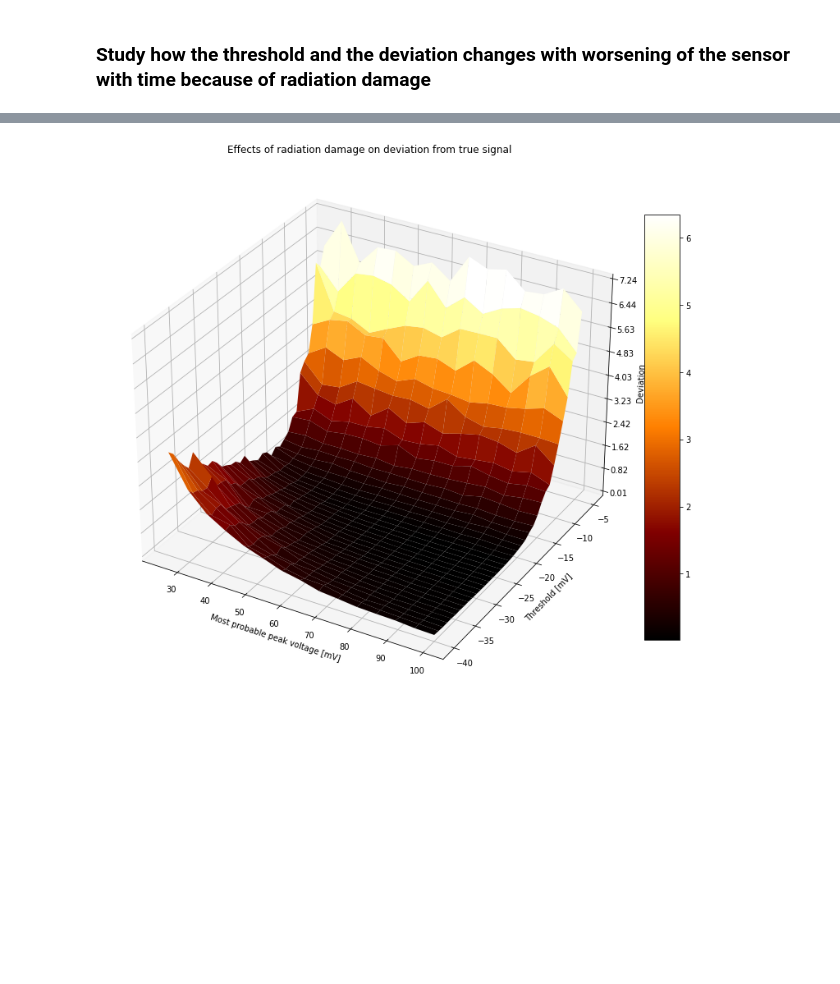
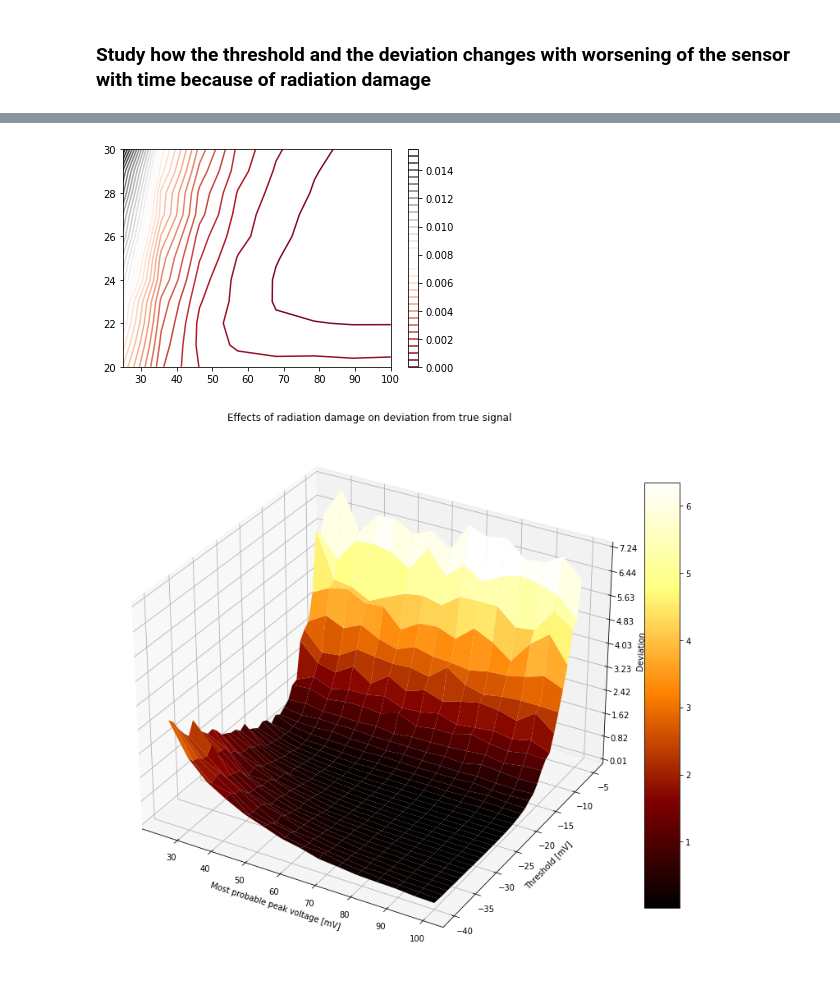
Before and after one commit to rupozzi/HGTDLumiToyStudies, a Jupyter notebook: Ruben/Simulation_ruben.ipynb, the cells around one changed output, grey strips where cells are left out. Saved outputs shown, nothing was run; the diff lists cells and outputs as text; code cells hidden in the pictures; blank space fills up the shorter version.

```diff
--- a/Ruben/Simulation_ruben.ipynb
+++ b/Ruben/Simulation_ruben.ipynb
@@ -424,3 +422,8 @@ plt.show()
+# %%
+plt.contour(x, y, z, 30, cmap='RdGy');
+plt.colorbar();
+# %% [output]
+[figure, added]
 # %%
 x = mpv_peak_array
 y = threshold_array
```
Also changed, not shown: parts of 5 cells of this notebook.
